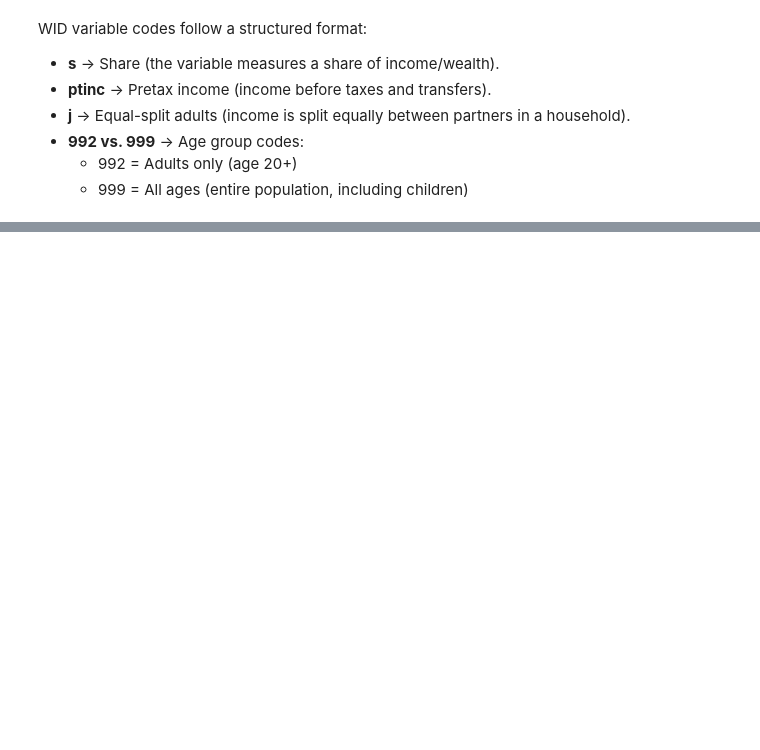
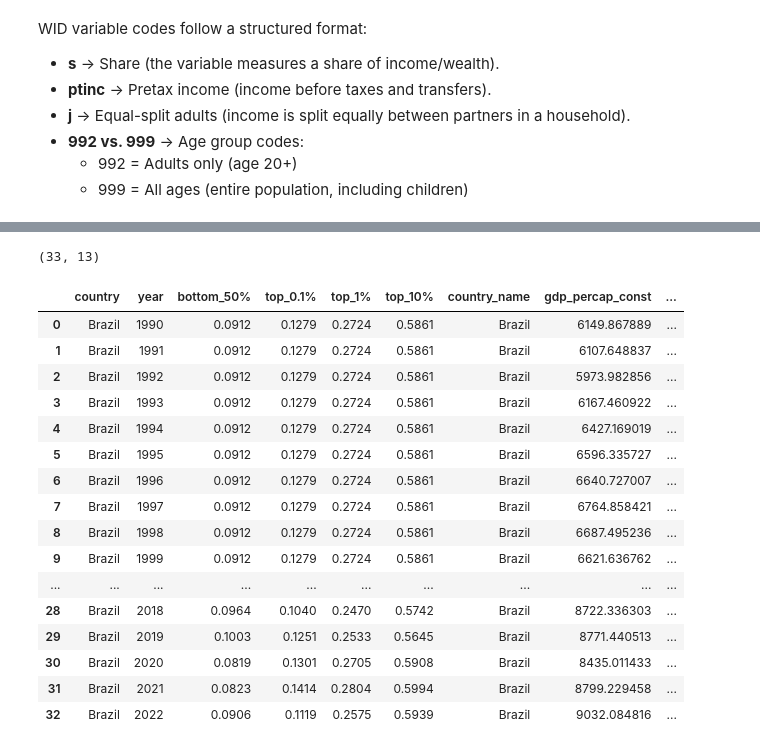
Before and after one commit to princeixr/Income_inequality, a Jupyter notebook: 602_indicators.ipynb, the cells around one changed output, grey strips where cells are left out. Cells and saved outputs as stored; diff of their text form; code cells hidden in the pictures; blank space fills up the shorter version.

Commit message:
corrected merge dfs

```diff
--- a/602_indicators.ipynb
+++ b/602_indicators.ipynb
@@ -242,0 +326,5 @@ brazil.head()
+# %%
+brazil_indicators = data[data['country_name']== 'Brazil']
+brazil_indicators.year = pd.to_numeric(brazil_indicators['year'])
+print(brazil_indicators.shape)
+brazil_indicators.head()
@@ -242,0 +344,23 @@ brazil.head()
+# %%
+df_merged = pd.merge(brazil_inequality, brazil_indicators, left_on=['country', 'year'], right_on=['country_name', 'year'])
+print(df_merged.shape)
+df_merged[:40]
+# %% [output]
+(33, 13)
+|  | country | year | bottom_50% | top_0.1% | top_1% | top_10% | country_name | gdp_percap_const | ... |
+| 0 | Brazil | 1990 | 0.0912 | 0.1279 | 0.2724 | 0.5861 | Brazil | 6149.867889 | ... |
+| 1 | Brazil | 1991 | 0.0912 | 0.1279 | 0.2724 | 0.5861 | Brazil | 6107.648837 | ... |
+| 2 | Brazil | 1992 | 0.0912 | 0.1279 | 0.2724 | 0.5861 | Brazil | 5973.982856 | ... |
+| 3 | Brazil | 1993 | 0.0912 | 0.1279 | 0.2724 | 0.5861 | Brazil | 6167.460922 | ... |
+| 4 | Brazil | 1994 | 0.0912 | 0.1279 | 0.2724 | 0.5861 | Brazil | 6427.169019 | ... |
+| 5 | Brazil | 1995 | 0.0912 | 0.1279 | 0.2724 | 0.5861 | Brazil | 6596.335727 | ... |
+| 6 | Brazil | 1996 | 0.0912 | 0.1279 | 0.2724 | 0.5861 | Brazil | 6640.727007 | ... |
+| 7 | Brazil | 1997 | 0.0912 | 0.1279 | 0.2724 | 0.5861 | Brazil | 6764.858421 | ... |
+| 8 | Brazil | 1998 | 0.0912 | 0.1279 | 0.2724 | 0.5861 | Brazil | 6687.495236 | ... |
+| 9 | Brazil | 1999 | 0.0912 | 0.1279 | 0.2724 | 0.5861 | Brazil | 6621.636762 | ... |
+| ... | ... | ... | ... | ... | ... | ... | ... | ... | ... |
+| 28 | Brazil | 2018 | 0.0964 | 0.1040 | 0.2470 | 0.5742 | Brazil | 8722.336303 | ... |
+| 29 | Brazil | 2019 | 0.1003 | 0.1251 | 0.2533 | 0.5645 | Brazil | 8771.440513 | ... |
+| 30 | Brazil | 2020 | 0.0819 | 0.1301 | 0.2705 | 0.5908 | Brazil | 8435.011433 | ... |
+| 31 | Brazil | 2021 | 0.0823 | 0.1414 | 0.2804 | 0.5994 | Brazil | 8799.229458 | ... |
+| 32 | Brazil | 2022 | 0.0906 | 0.1119 | 0.2575 | 0.5939 | Brazil | 9032.084816 | ... |
```
Also changed, not shown: parts of 17 cells of this notebook.
